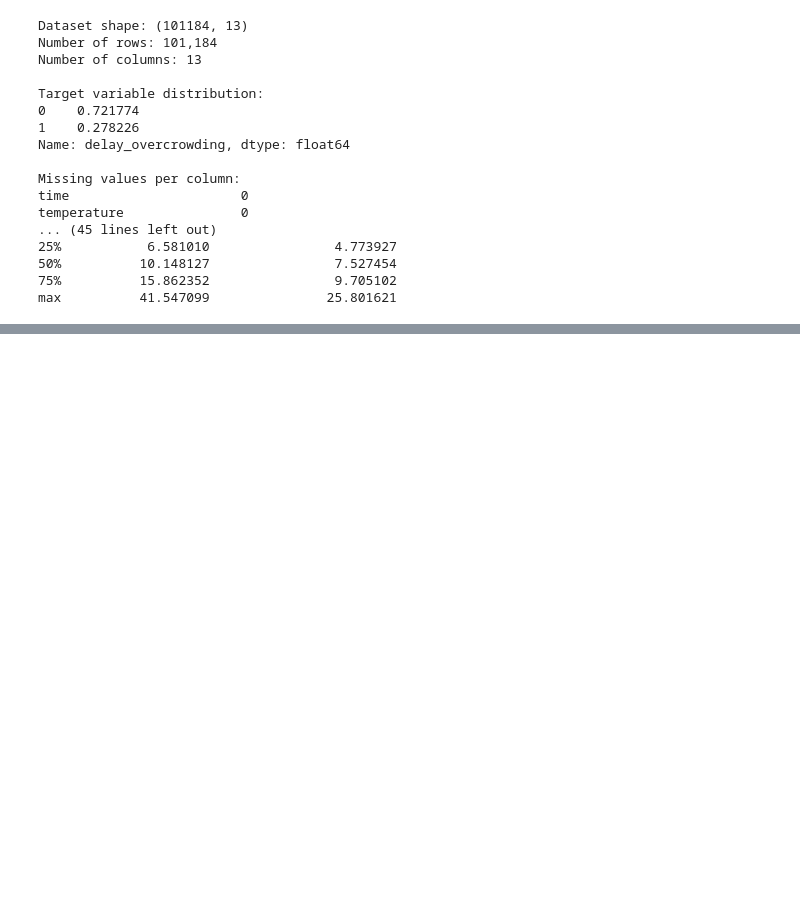
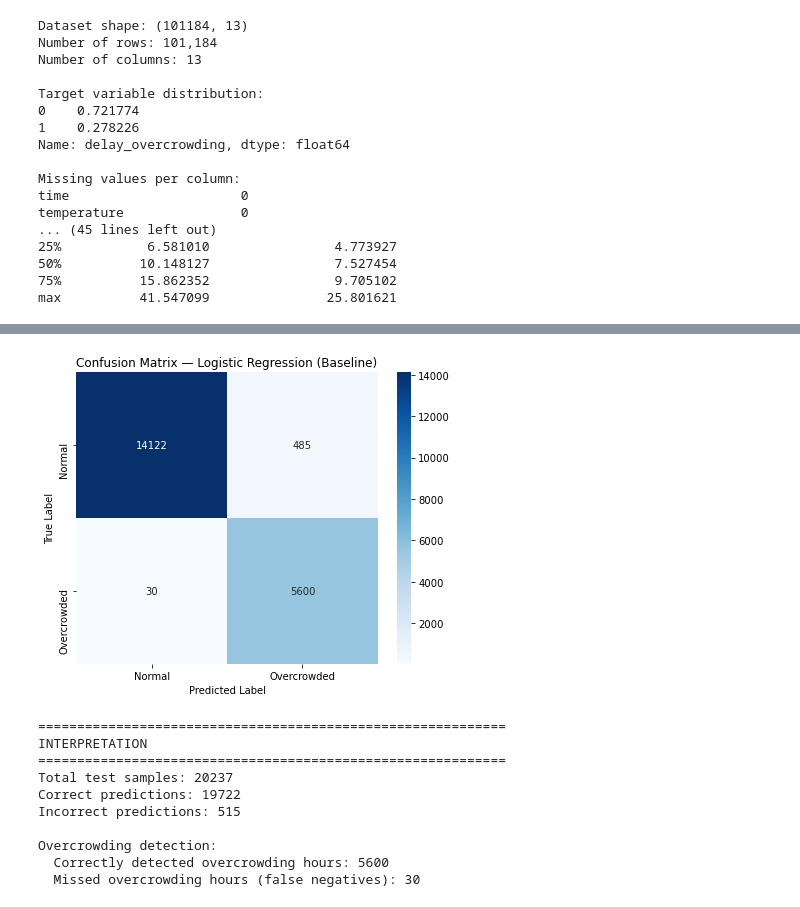
Before and after one commit to Faithkanyuki/CAPSTONE_PROJECT_GROUP_4, a Jupyter notebook: NEWP.ipynb, the cells around one changed output, grey strips where cells are left out. Cells and saved outputs as stored; diff of their text form; code cells hidden in the pictures; blank space fills up the shorter version.

Commit message:
Finished with Baseline Model(Logistic Regression)

```diff
--- a/NEWP.ipynb
+++ b/NEWP.ipynb
@@ -1223,0 +837,12 @@ os.getcwd()
+# %%
+from sklearn.linear_model import LogisticRegression
+
+pipe = Pipeline([
+    ('scaler', StandardScaler()),
+    ('clf', LogisticRegression(
+        solver='saga',
+        max_iter=2000,
+        class_weight='balanced',
+        random_state=42
+    ))
+])
@@ -1223,0 +892,2 @@ os.getcwd()
+# %%
+grid.fit(X_train, y_train)
@@ -1223,0 +909,3 @@ os.getcwd()
+# %%
+best_model = grid.best_estimator_
+y_pred = best_model.predict(X_test)
@@ -1223,0 +959,47 @@ os.getcwd()
+# %%
+from sklearn.metrics import confusion_matrix
+
+cm = confusion_matrix(y_test, y_pred)
+
+plt.figure(figsize=(6,5))
+sns.heatmap(cm, annot=True, fmt='d', cmap='Blues',
+            xticklabels=['Normal', 'Overcrowded'],
+            yticklabels=['Normal', 'Overcrowded'])
+plt.xlabel("Predicted Label")
+plt.ylabel("True Label")
+plt.title("Confusion Matrix — Logistic Regression (Baseline)")
+plt.tight_layout()
+plt.show()
+
+#STEP 10: Interpretation of Results
+print("=" * 60)
+print("INTERPRETATION")
+print("=" * 60)
+
+total = len(y_test)
+correct = (y_test == y_pred).sum()
+incorrect = total - correct
+
+print(f"Total test samples: {total}")
+print(f"Correct predictions: {correct}")
+print(f"Incorrect predictions: {incorrect}")
+
+# Overcrowding detection performance
+tp = ((y_test == 1) & (y_pred == 1)).sum()
+fn = ((y_test == 1) & (y_pred == 0)).sum()
+
+print("\nOvercrowding detection:")
+print(f"  Correctly detected overcrowding hours: {tp}")
+print(f"  Missed overcrowding hours (false negatives): {fn}")
+# %% [output]
+[figure, added]
+============================================================
+INTERPRETATION
+============================================================
+Total test samples: 20237
+Correct predictions: 19722
+Incorrect predictions: 515
+
+Overcrowding detection:
+  Correctly detected overcrowding hours: 5600
+  Missed overcrowding hours (false negatives): 30
```
Also changed, not shown: parts of 76 cells of this notebook.
